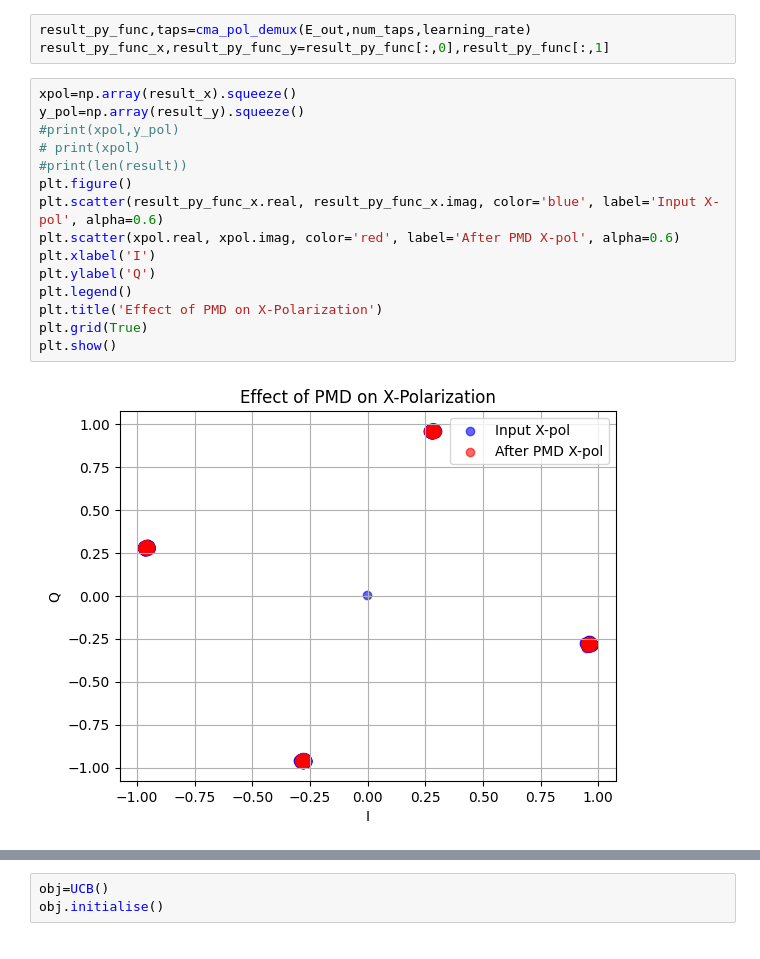
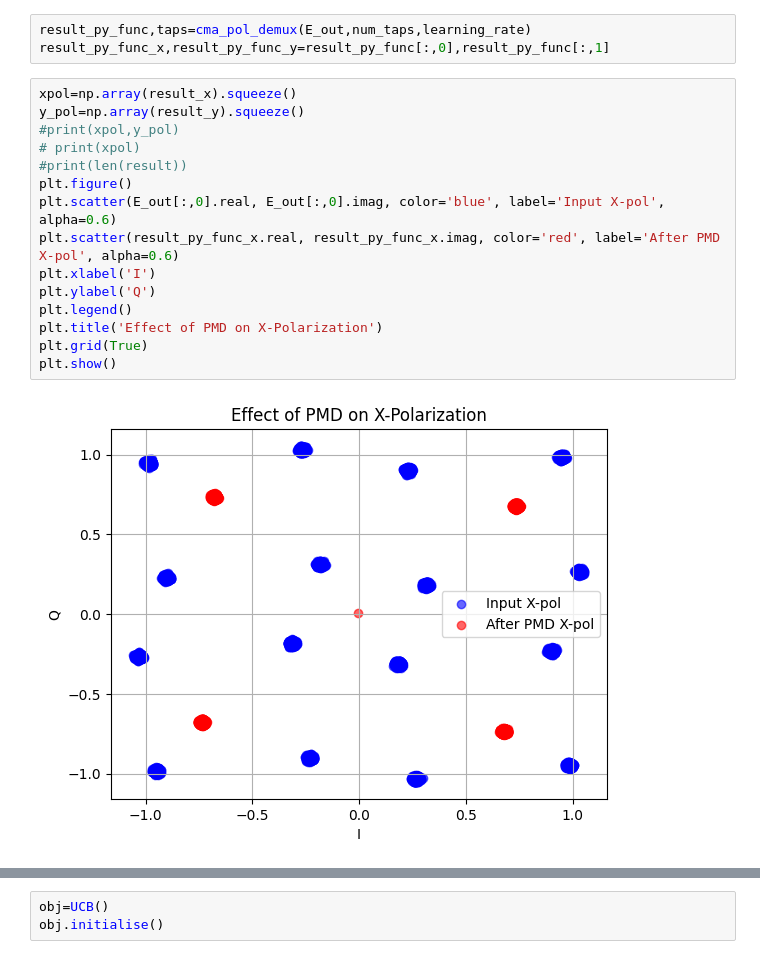
Before and after one commit to Denviser/RL-Project, a Jupyter notebook: cma_ucb.ipynb, the cells around one changed output, grey strips where cells are left out. Cells and saved outputs as stored; diff of their text form.

```diff
--- a/cma_ucb.ipynb
+++ b/cma_ucb.ipynb
@@ -155,20 +155,20 @@ result_py_func_x,result_py_func_y=result_py_func[:,0],result_py_func[:,1]
 # %%
 xpol=np.array(result_x).squeeze()
 y_pol=np.array(result_y).squeeze()
 #print(xpol,y_pol)
 # print(xpol)
 #print(len(result))
 plt.figure()
-plt.scatter(result_py_func_x.real, result_py_func_x.imag, color='blue', label='Input X-pol', alpha=0.6)
-plt.scatter(xpol.real, xpol.imag, color='red', label='After PMD X-pol', alpha=0.6)
+plt.scatter(E_out[:,0].real, E_out[:,0].imag, color='blue', label='Input X-pol', alpha=0.6)
+plt.scatter(result_py_func_x.real, result_py_func_x.imag, color='red', label='After PMD X-pol', alpha=0.6)
 plt.xlabel('I')
 plt.ylabel('Q')
 plt.legend()
 plt.title('Effect of PMD on X-Polarization')
 plt.grid(True)
 plt.show()
 # %% [output]
-[figure, old version]
+[figure, new version]
 # %%
 print(taps)
 # %% [output]
```
Also changed, not shown: parts of 5 cells of this notebook.
